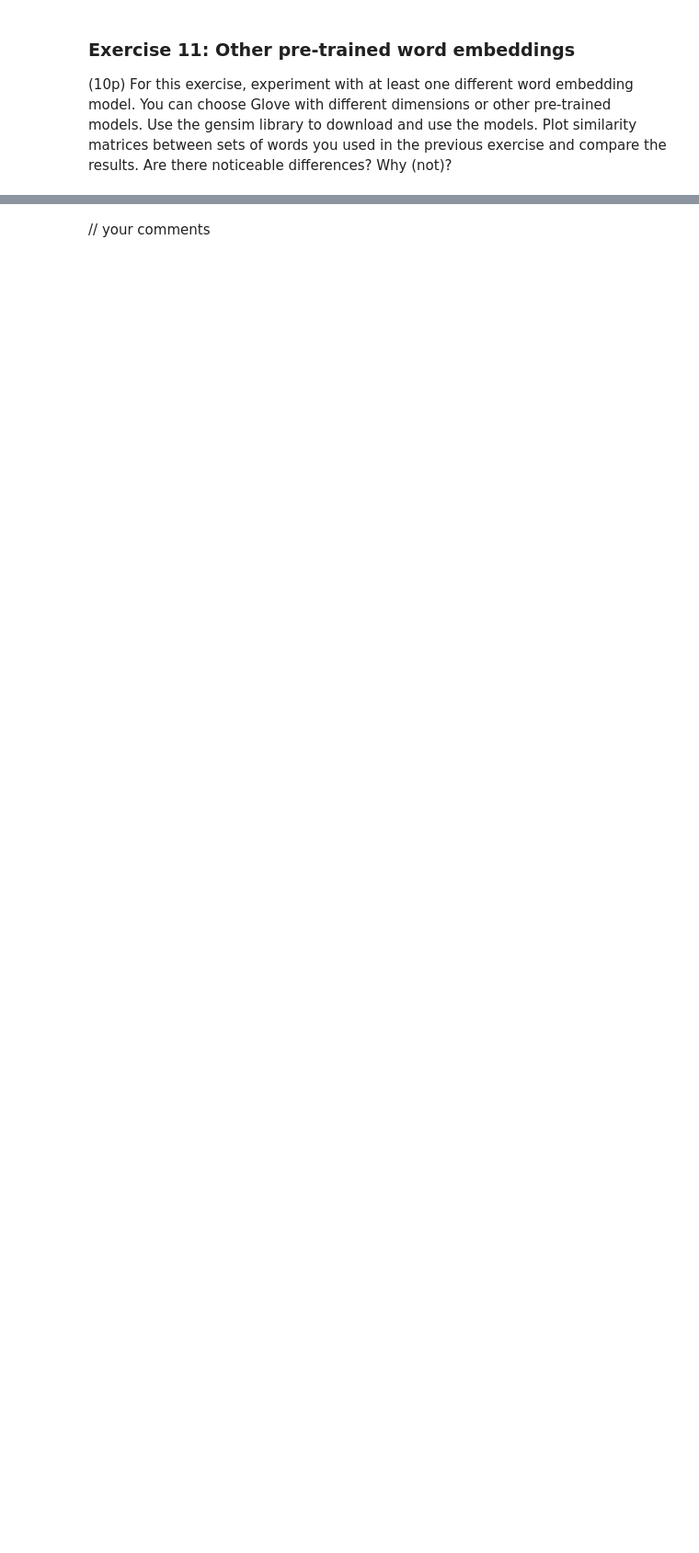
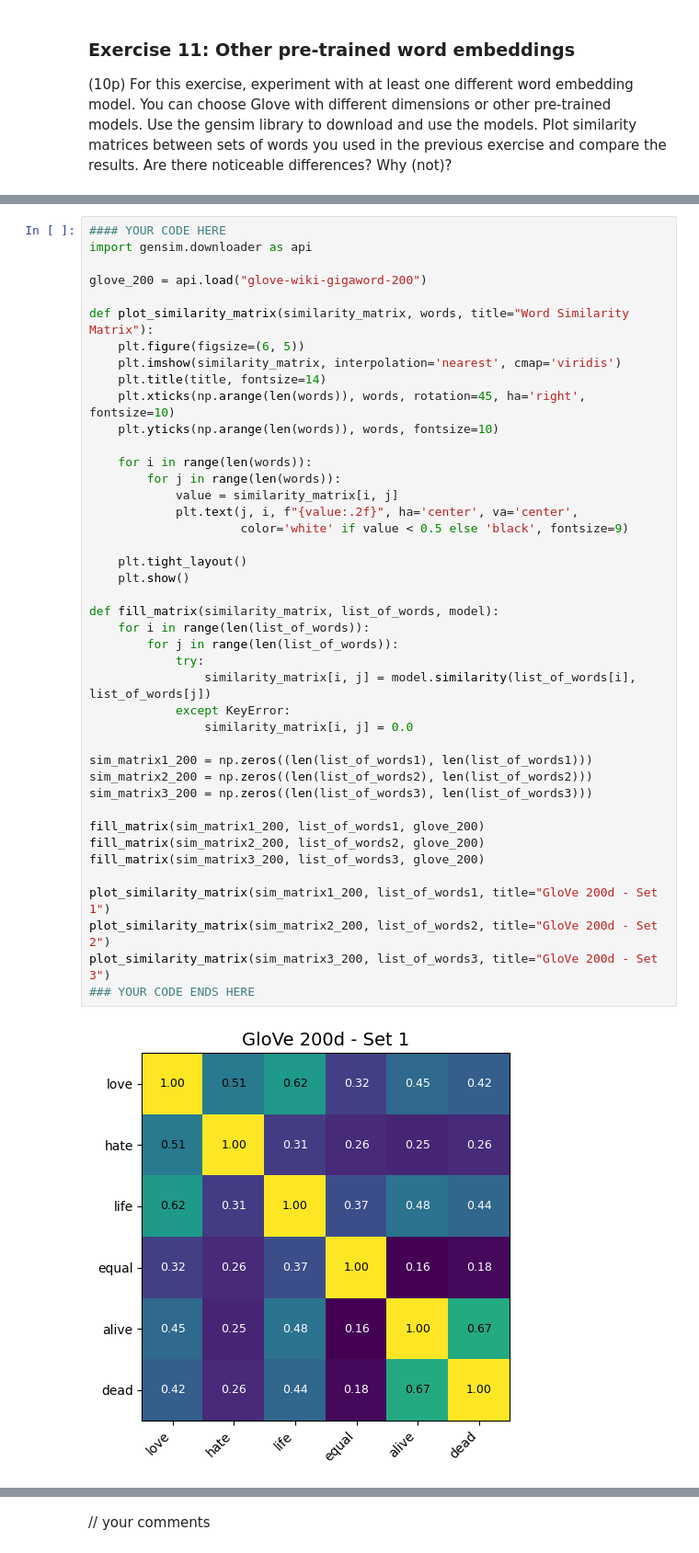
Before and after one commit to egeozm/NLP-Project, a Jupyter notebook: lab2_empty.ipynb, the cells around one changed output, grey strips where cells are left out. Shown at 92% size. Cells and saved outputs as stored; diff of their text form; blank space fills up the shorter version.

```diff
--- a/lab2_empty.ipynb
+++ b/lab2_empty.ipynb
@@ -1080,0 +1171,44 @@ Plot similarity matrices between sets of words you used in the previous exercise
+# %%
+#### YOUR CODE HERE
+import gensim.downloader as api
+
+glove_200 = api.load("glove-wiki-gigaword-200")
+
+def plot_similarity_matrix(similarity_matrix, words, title="Word Similarity Matrix"):
+    plt.figure(figsize=(6, 5))
+    plt.imshow(similarity_matrix, interpolation='nearest', cmap='viridis')
+    plt.title(title, fontsize=14)
+    plt.xticks(np.arange(len(words)), words, rotation=45, ha='right', fontsize=10)
+    plt.yticks(np.arange(len(words)), words, fontsize=10)
+
+    for i in range(len(words)):
+        for j in range(len(words)):
+            value = similarity_matrix[i, j]
+            plt.text(j, i, f"{value:.2f}", ha='center', va='center',
+                     color='white' if value < 0.5 else 'black', fontsize=9)
+
+    plt.tight_layout()
+    plt.show()
+
+def fill_matrix(similarity_matrix, list_of_words, model):
+    for i in range(len(list_of_words)):
+        for j in range(len(list_of_words)):
+            try:
+                similarity_matrix[i, j] = model.similarity(list_of_words[i], list_of_words[j])
+            except KeyError:
+                similarity_matrix[i, j] = 0.0
+
+sim_matrix1_200 = np.zeros((len(list_of_words1), len(list_of_words1)))
+sim_matrix2_200 = np.zeros((len(list_of_words2), len(list_of_words2)))
+sim_matrix3_200 = np.zeros((len(list_of_words3), len(list_of_words3)))
+
+fill_matrix(sim_matrix1_200, list_of_words1, glove_200)
+fill_matrix(sim_matrix2_200, list_of_words2, glove_200)
+fill_matrix(sim_matrix3_200, list_of_words3, glove_200)
+
+plot_similarity_matrix(sim_matrix1_200, list_of_words1, title="GloVe 200d - Set 1")
+plot_similarity_matrix(sim_matrix2_200, list_of_words2, title="GloVe 200d - Set 2")
+plot_similarity_matrix(sim_matrix3_200, list_of_words3, title="GloVe 200d - Set 3")
+### YOUR CODE ENDS HERE
+# %% [output]
+[figure, added]
```
Also changed, not shown: parts of 31 cells of this notebook.
